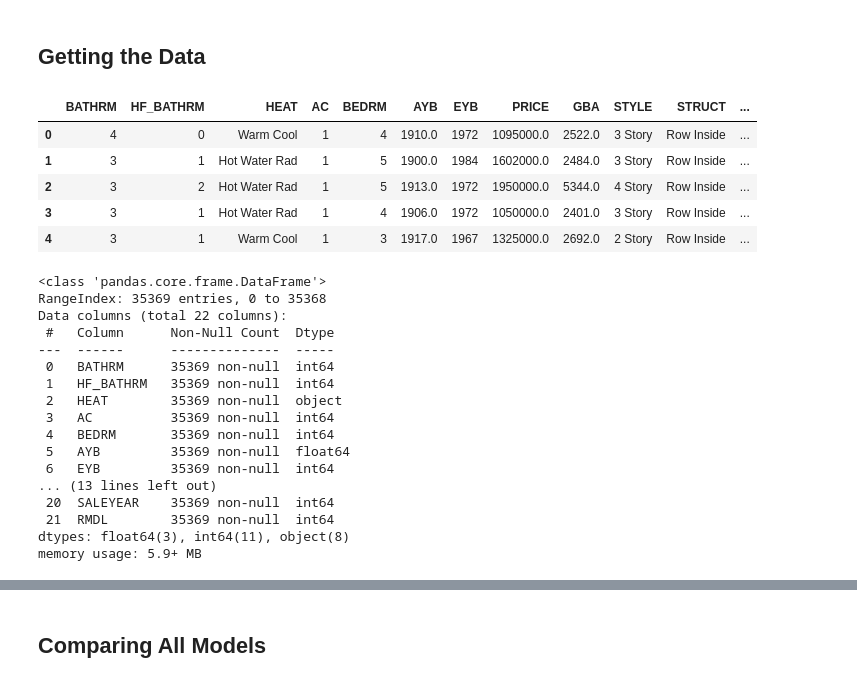
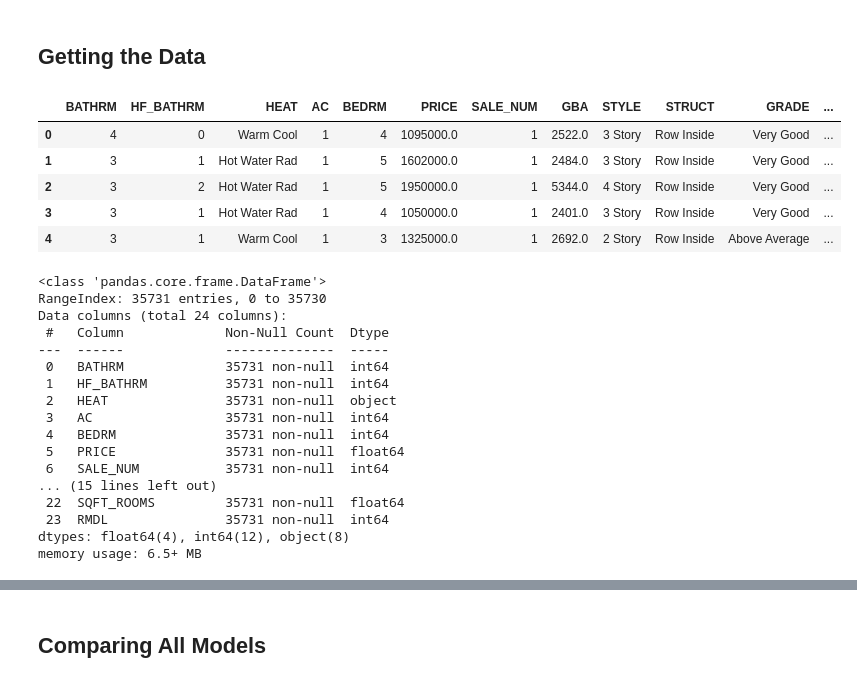
Before and after one commit to elvanselvano/purwadhika-final-project, a Jupyter notebook: notebooks/05_methodology.ipynb, the cells around one changed output, grey strips where cells are left out. Saved outputs shown, nothing was run; the diff lists cells and outputs as text; code cells hidden in the pictures.

```diff
--- a/notebooks/05_methodology.ipynb
+++ b/notebooks/05_methodology.ipynb
@@ -14,36 +19,34 @@ In comparison with the other open-source machine learning libraries, PyCaret is
 # %%
-import pandas as pd
-
-dataset = pd.read_csv('https://raw.githubusercontent.com/elvanselvano/purwadhika-final-project/main/dataset/dev_preprocessed_final.csv')
-dataset.drop(['SALEDATE', 'Unnamed: 0'], axis=1, inplace=True)
+dataset = pd.read_csv('https://raw.githubusercontent.com/elvanselvano/purwadhika-final-project/main/dataset/dev_preproc.csv')
+dataset.drop(['AYB', 'EYB'], axis=1, inplace=True)
 dataset.head()
 # %% [output]
-|  | BATHRM | HF_BATHRM | HEAT | AC | BEDRM | AYB | EYB | PRICE | GBA | STYLE | STRUCT | ... |
-| 0 | 4 | 0 | Warm Cool | 1 | 4 | 1910.0 | 1972 | 1095000.0 | 2522.0 | 3 Story | Row Inside | ... |
-| 1 | 3 | 1 | Hot Water Rad | 1 | 5 | 1900.0 | 1984 | 1602000.0 | 2484.0 | 3 Story | Row Inside | ... |
-| 2 | 3 | 2 | Hot Water Rad | 1 | 5 | 1913.0 | 1972 | 1950000.0 | 5344.0 | 4 Story | Row Inside | ... |
-| 3 | 3 | 1 | Hot Water Rad | 1 | 4 | 1906.0 | 1972 | 1050000.0 | 2401.0 | 3 Story | Row Inside | ... |
-| 4 | 3 | 1 | Warm Cool | 1 | 3 | 1917.0 | 1967 | 1325000.0 | 2692.0 | 2 Story | Row Inside | ... |
+|  | BATHRM | HF_BATHRM | HEAT | AC | BEDRM | PRICE | SALE_NUM | GBA | STYLE | STRUCT | GRADE | ... |
+| 0 | 4 | 0 | Warm Cool | 1 | 4 | 1095000.0 | 1 | 2522.0 | 3 Story | Row Inside | Very Good | ... |
+| 1 | 3 | 1 | Hot Water Rad | 1 | 5 | 1602000.0 | 1 | 2484.0 | 3 Story | Row Inside | Very Good | ... |
+| 2 | 3 | 2 | Hot Water Rad | 1 | 5 | 1950000.0 | 1 | 5344.0 | 4 Story | Row Inside | Very Good | ... |
+| 3 | 3 | 1 | Hot Water Rad | 1 | 4 | 1050000.0 | 1 | 2401.0 | 3 Story | Row Inside | Very Good | ... |
+| 4 | 3 | 1 | Warm Cool | 1 | 3 | 1325000.0 | 1 | 2692.0 | 2 Story | Row Inside | Above Average | ... |
 # %%
 dataset.info()
 # %% [output]
 <class 'pandas.core.frame.DataFrame'>
-RangeIndex: 35369 entries, 0 to 35368
-Data columns (total 22 columns):
- #   Column      Non-Null Count  Dtype
----  ------      --------------  -----
- 0   BATHRM      35369 non-null  int64
- 1   HF_BATHRM   35369 non-null  int64
- 2   HEAT        35369 non-null  object
- 3   AC          35369 non-null  int64
- 4   BEDRM       35369 non-null  int64
- 5   AYB         35369 non-null  float64
- 6   EYB         35369 non-null  int64
-... (13 lines left out)
- 20  SALEYEAR    35369 non-null  int64
- 21  RMDL        35369 non-null  int64
-dtypes: float64(3), int64(11), object(8)
-memory usage: 5.9+ MB
+RangeIndex: 35731 entries, 0 to 35730
+Data columns (total 24 columns):
+ #   Column             Non-Null Count  Dtype
+---  ------             --------------  -----
+ 0   BATHRM             35731 non-null  int64
+ 1   HF_BATHRM          35731 non-null  int64
+ 2   HEAT               35731 non-null  object
+ 3   AC                 35731 non-null  int64
+ 4   BEDRM              35731 non-null  int64
+ 5   PRICE              35731 non-null  float64
+ 6   SALE_NUM           35731 non-null  int64
+... (15 lines left out)
+ 22  SQFT_ROOMS         35731 non-null  float64
+ 23  RMDL               35731 non-null  int64
+dtypes: float64(4), int64(12), object(8)
+memory usage: 6.5+ MB
 # %%
 dataset.describe()
 # %% [output]
```
Also changed, not shown: parts of 44 cells of this notebook, 1 other file.
